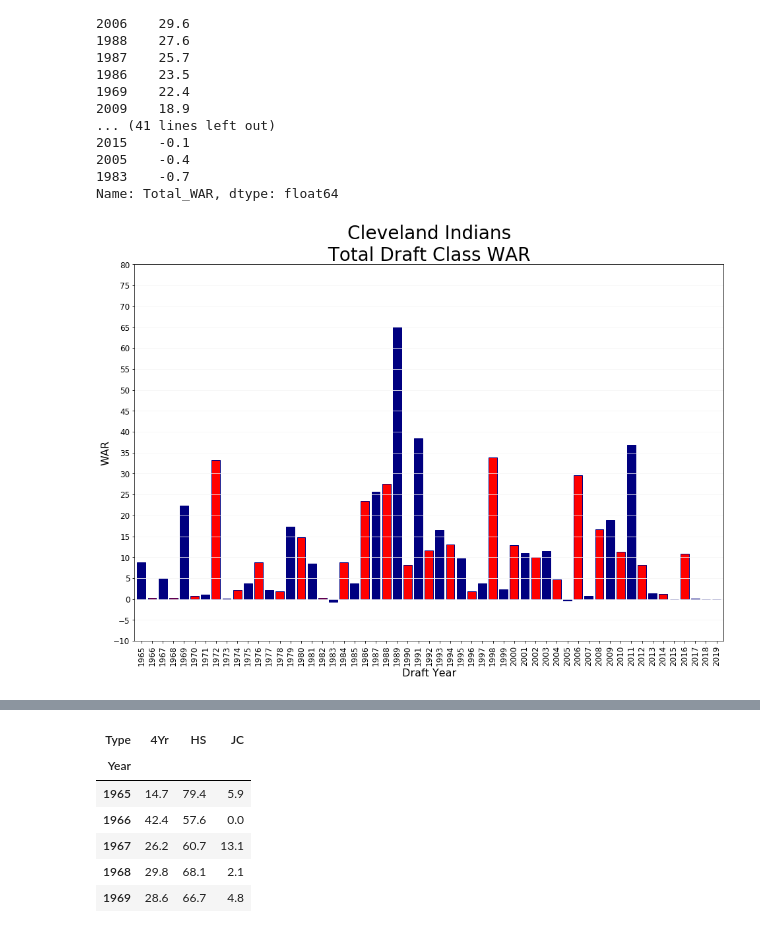
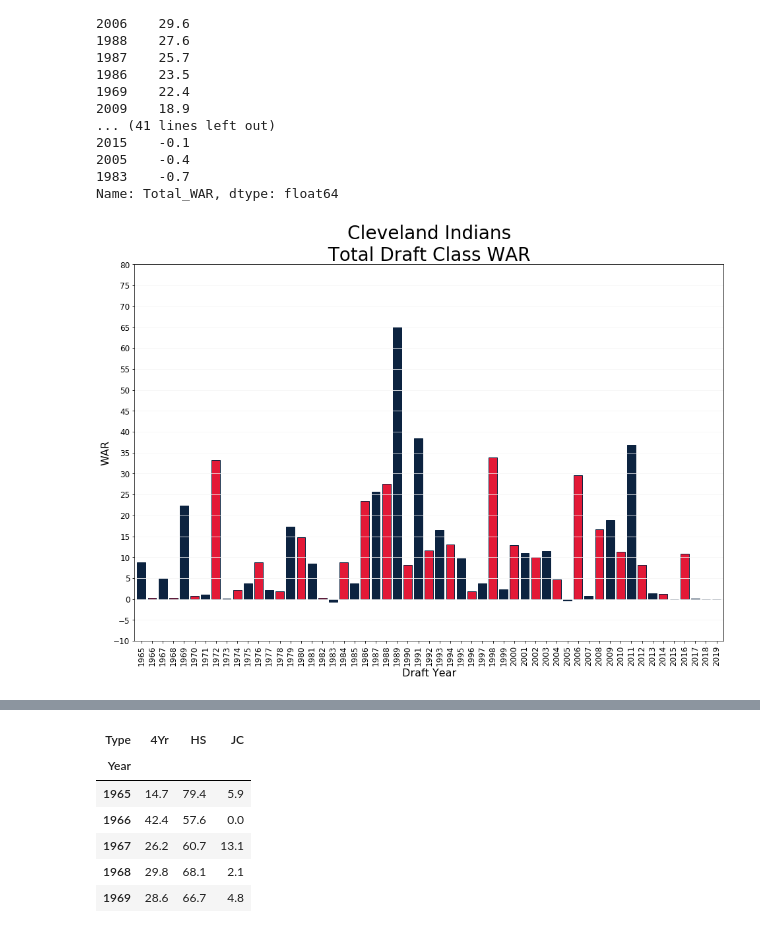
Before and after one commit to DailyAdamG/Draft-Research-By-Franchise, a Jupyter notebook: CLE/Cleveland Indians File.ipynb, the cells around one changed output, grey strips where cells are left out. Saved outputs shown, nothing was run; the diff lists cells and outputs as text; code cells hidden in the pictures.

```diff
--- a/CLE/Cleveland Indians File.ipynb
+++ b/CLE/Cleveland Indians File.ipynb
@@ -57,16 +57,16 @@ Name: Total_WAR, dtype: float64
 # %%
 #WAR by draft class year bargraph
 
-draft_class_year["Total_WAR"].sum().plot(kind = "bar", color = ["navy", "red"], width = .8, fontsize = 12, edgecolor = "navy", figsize = (16, 10.5))
+draft_class_year["Total_WAR"].sum().plot(kind = "bar", color = ["#0C2340", "#E31937"], width = .8, fontsize = 12, edgecolor = "#0C2340", figsize = (16, 10.5))
 plt.title("Cleveland Indians\n Total Draft Class WAR ", size = 28)
 plt.xlabel("Draft Year", size = 16)
 plt.ylabel("WAR", size = 16)
 plt.yticks(np.arange(-10, 81, step = 5))
 plt.grid(color = "whitesmoke", linestyle = "-", axis = "y")
 plt.savefig("Indians WAR Total by Draft Year.png")
 plt.show()
 # %% [output]
-[figure, old version]
+[figure, new version]
 # %%
 #Best draft picks in franchise history
 
```
Also changed, not shown: parts of 1 cell of this notebook, 42 other files.
